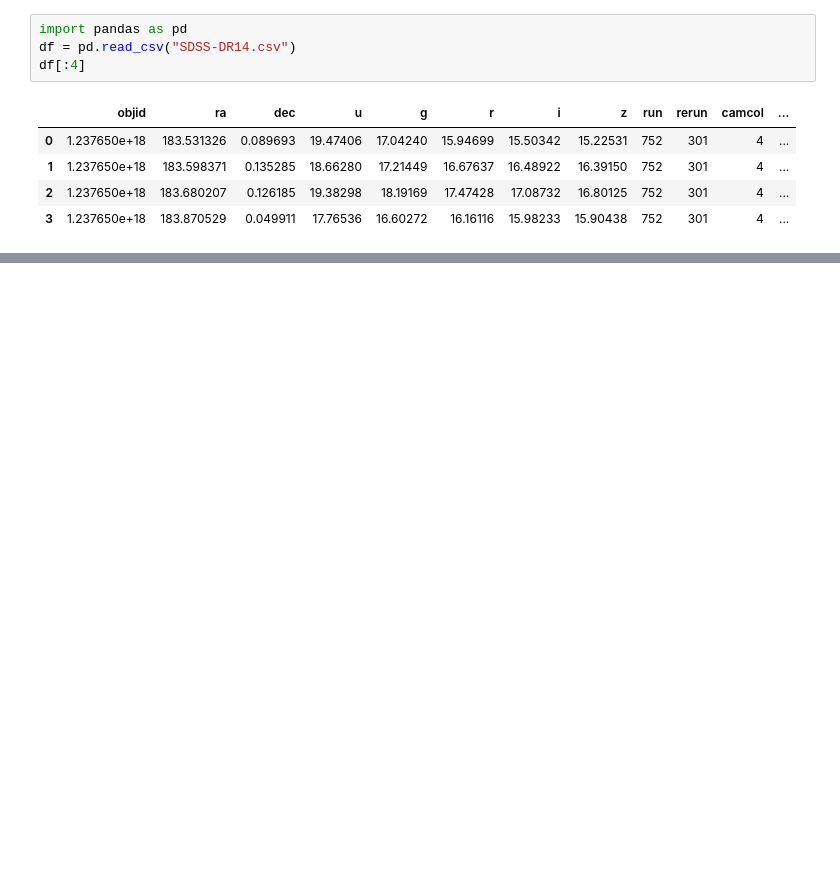
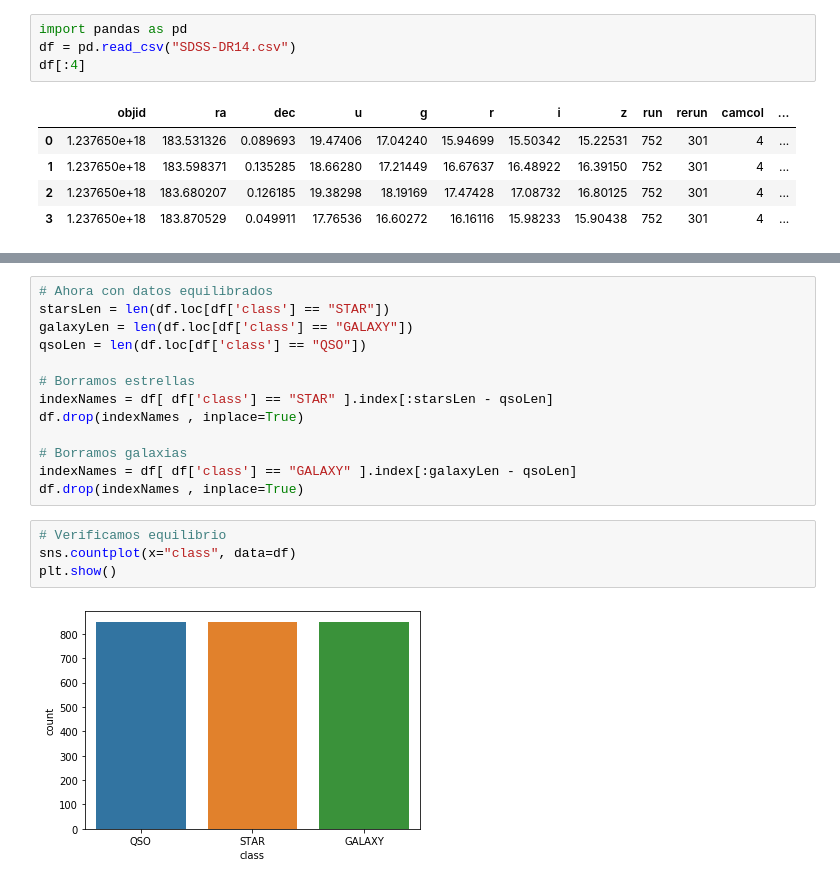
Before and after one commit to ehopperdietzel/Trabajo-1-INFO257, a Jupyter notebook: Notebook/SDSS.ipynb, the cells around one changed output, grey strips where cells are left out. Cells and saved outputs as stored; diff of their text form; blank space fills up the shorter version.

```diff
--- a/Notebook/SDSS.ipynb
+++ b/Notebook/SDSS.ipynb
@@ -142,0 +241,19 @@ df[:4]
+# %%
+# Ahora con datos equilibrados
+starsLen = len(df.loc[df['class'] == "STAR"])
+galaxyLen = len(df.loc[df['class'] == "GALAXY"])
+qsoLen = len(df.loc[df['class'] == "QSO"])
+
+# Borramos estrellas
+indexNames = df[ df['class'] == "STAR" ].index[:starsLen - qsoLen]
+df.drop(indexNames , inplace=True)
+
+# Borramos galaxias
+indexNames = df[ df['class'] == "GALAXY" ].index[:galaxyLen - qsoLen]
+df.drop(indexNames , inplace=True)
+# %%
+# Verificamos equilibrio
+sns.countplot(x="class", data=df)
+plt.show()
+# %% [output]
+[figure, added]
```
Also changed, not shown: parts of 18 cells of this notebook.
